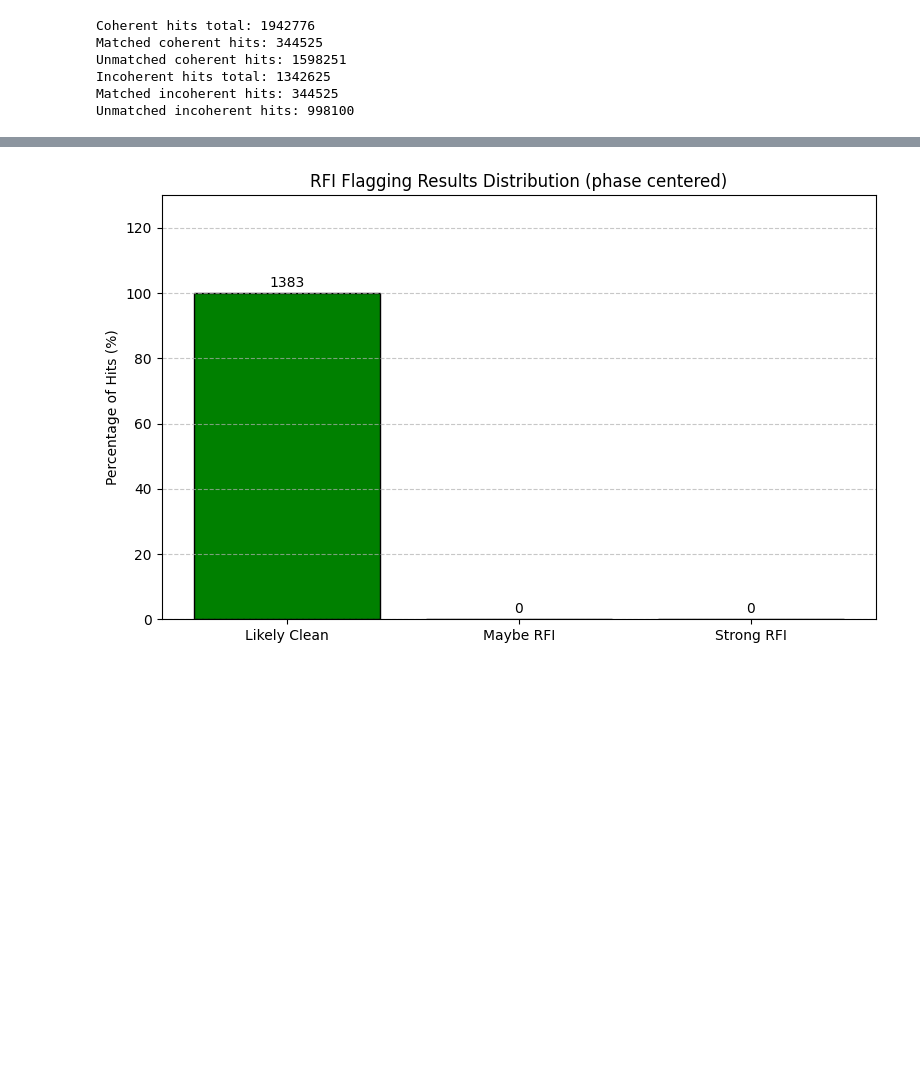
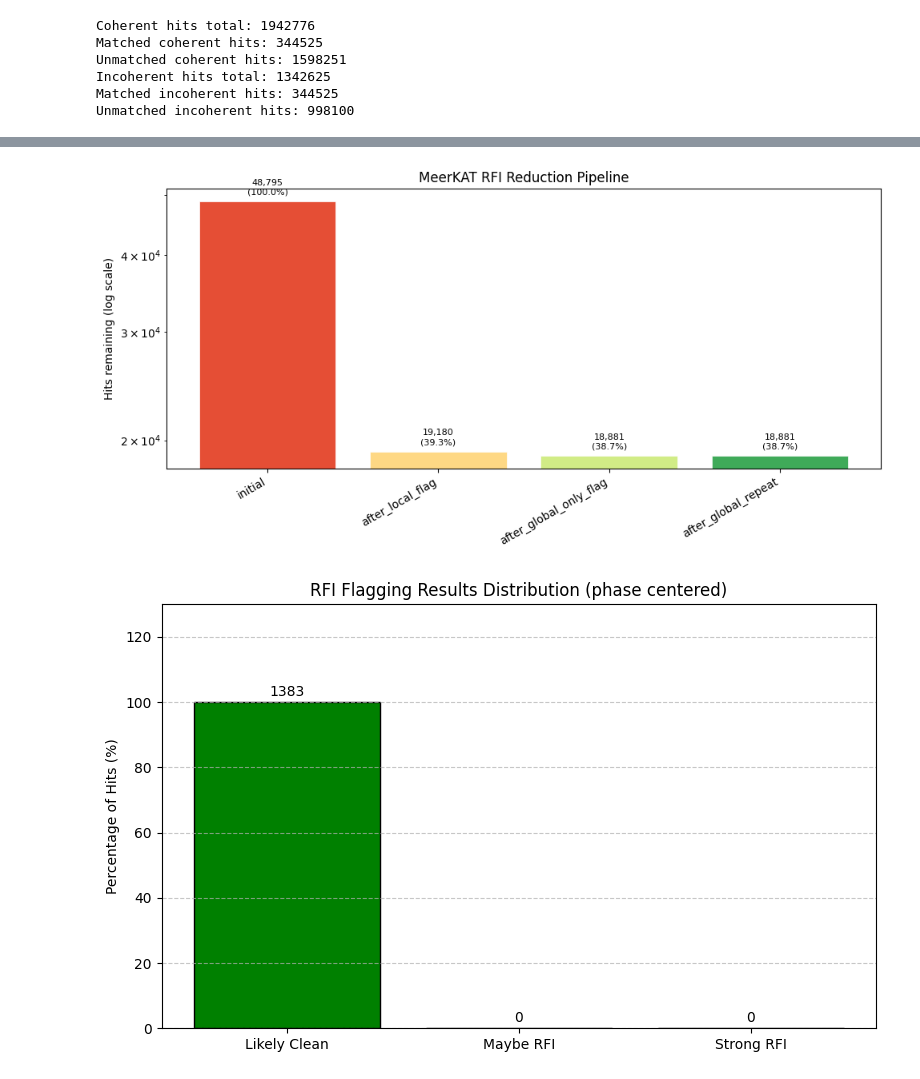
Before and after one commit to ELLAMBISHOP/RADAR, a Jupyter notebook: RFI_anomoly_analysis.ipynb, the cells around one changed output, grey strips where cells are left out. Drawn from its saved outputs; the diff is of its cells as text; code cells hidden in the pictures; blank space fills up the shorter version.

```diff
--- a/RFI_anomoly_analysis.ipynb
+++ b/RFI_anomoly_analysis.ipynb
@@ -969,3 +1056,43 @@ KeyError: 4
+# %%
+def plot_rfi_reduction_waterfall(stage_counts_dict, title="RFI Reduction Waterfall",
+                                  save_path=None):
+    """
+    Bar chart showing hits remaining after each pipeline stage.
+    """
+    labels = list(stage_counts_dict.keys())
+    counts = list(stage_counts_dict.values())
+
+    colors = plt.cm.RdYlGn(np.linspace(0.15, 0.85, len(labels)))
+
+    fig, ax = plt.subplots(figsize=(10, 5))
+    bars = ax.bar(labels, counts, color=colors, edgecolor="white", linewidth=0.5)
+
+    # annotate count + % remaining vs. first stage
+    initial = counts[0]
+    for bar, count in zip(bars, counts):
+        pct = 100 * count / initial
+        ax.text(
+            bar.get_x() + bar.get_width() / 2,
+            bar.get_height() * 1.02,
+            f"{count:,}\n({pct:.1f}%)",
+            ha="center", va="bottom", fontsize=8
+        )
+
+    ax.set_yscale("log")
+    ax.set_ylabel("Hits remaining (log scale)")
+    ax.set_title(title)
+    ax.yaxis.set_major_formatter(ticker.FuncFormatter(lambda x, _: f"{int(x):,}"))
+    plt.xticks(rotation=30, ha="right")
+    plt.tight_layout()
+
+
+
+plot_rfi_reduction_waterfall(
+    combined_stage_counts_meer,
+    title="MeerKAT RFI Reduction Pipeline"
+)
+# %% [output]
+[figure, added]
 # %%
 
 # Counts for each category
```
Also changed, not shown: parts of 30 cells of this notebook, 1 other file.
